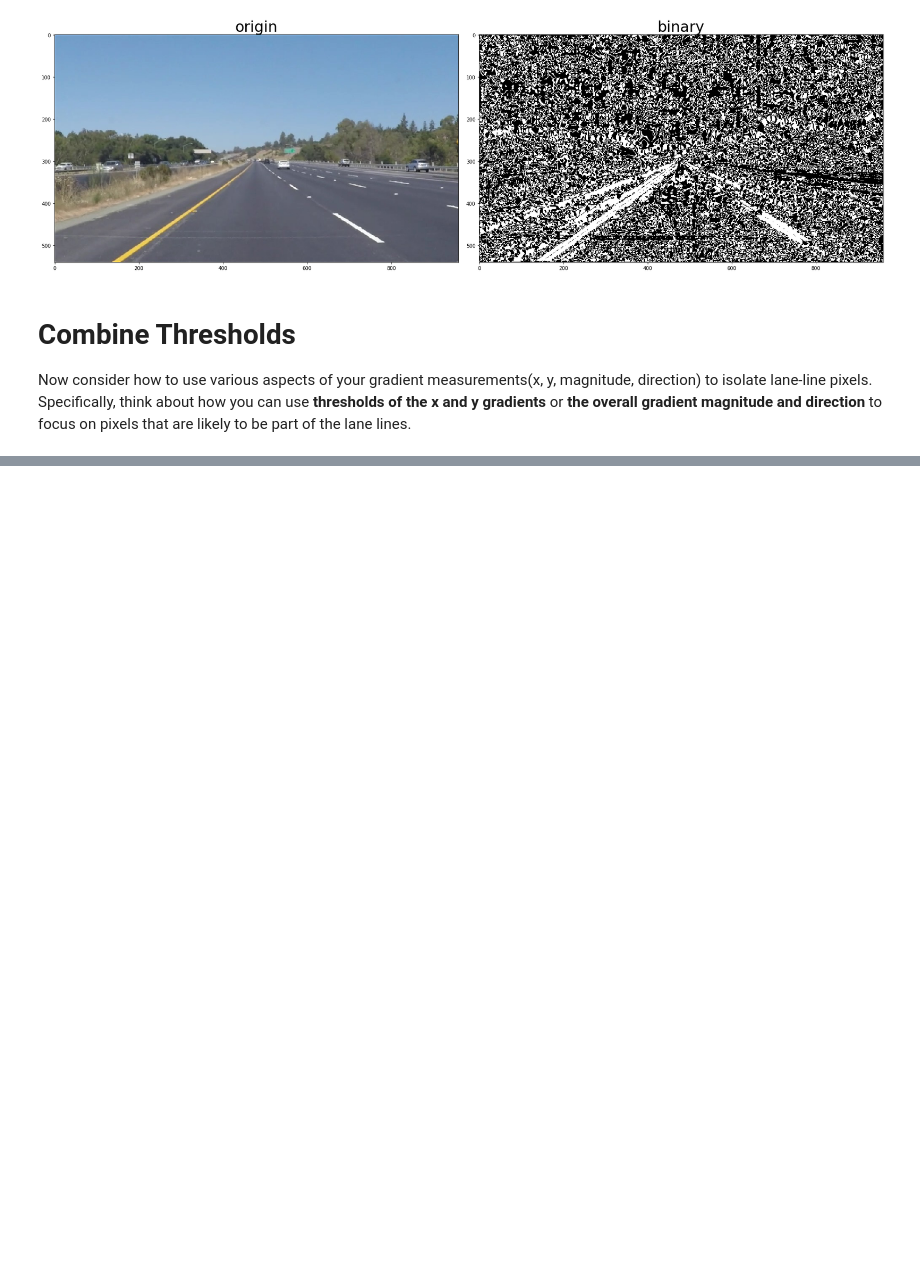
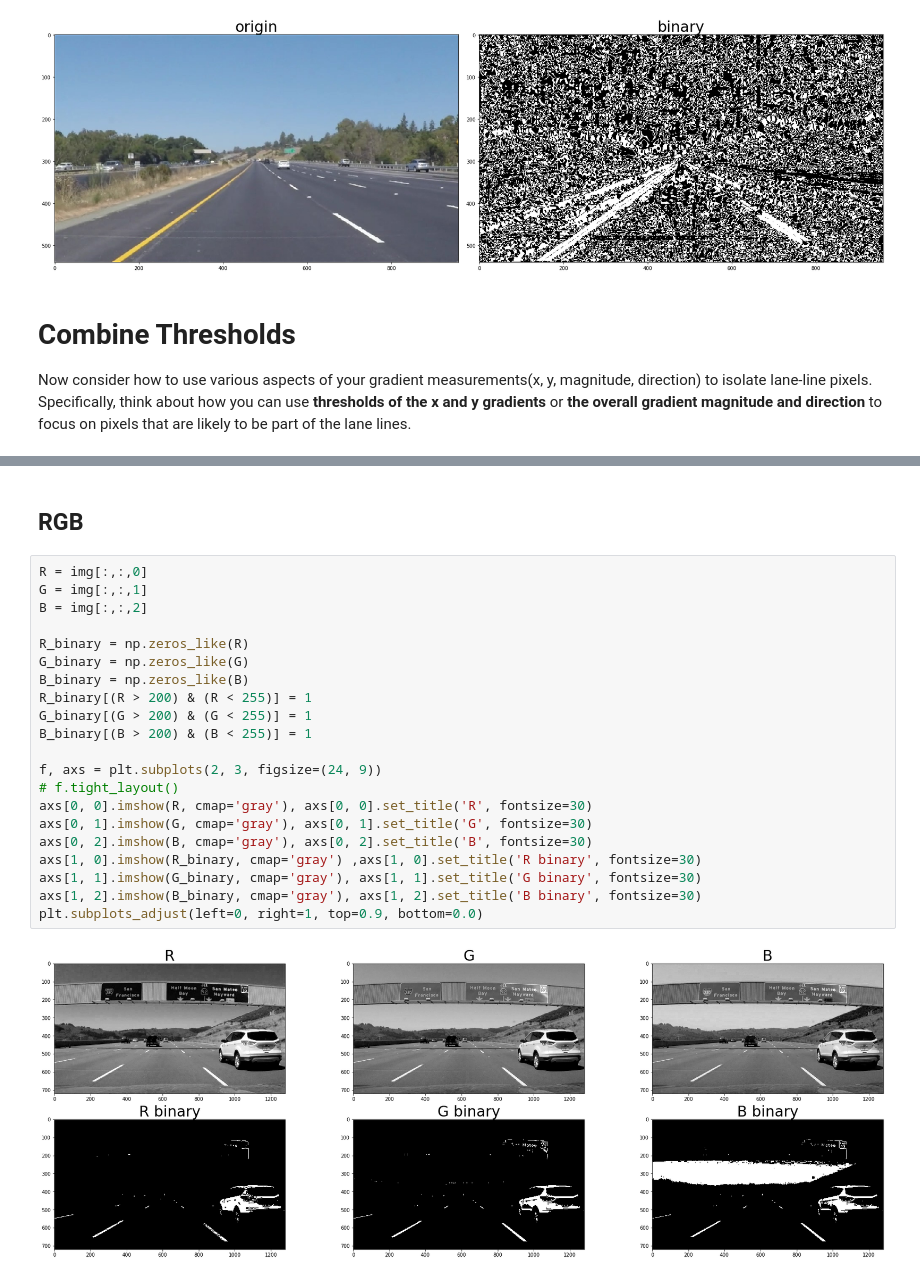
Before and after one commit to liferlisiqi/Advanced-Lane-Finding, a Jupyter notebook: Advanced-lane-lines.ipynb, the cells around one changed output, grey strips where cells are left out. Cells and saved outputs as stored; diff of their text form; blank space fills up the shorter version.

```diff
--- a/Advanced-lane-lines.ipynb
+++ b/Advanced-lane-lines.ipynb
@@ -204,0 +220,25 @@ plt.subplots_adjust(left=0, right=1, top=0.9, bottom=0.0)
+# %% [markdown]
+## RGB
+# %%
+R = img[:,:,0]
+G = img[:,:,1]
+B = img[:,:,2]
+
+R_binary = np.zeros_like(R)
+G_binary = np.zeros_like(G)
+B_binary = np.zeros_like(B)
+R_binary[(R > 200) & (R < 255)] = 1
+G_binary[(G > 200) & (G < 255)] = 1
+B_binary[(B > 200) & (B < 255)] = 1
+
+f, axs = plt.subplots(2, 3, figsize=(24, 9))
+# f.tight_layout()
+axs[0, 0].imshow(R, cmap='gray'), axs[0, 0].set_title('R', fontsize=30)
+axs[0, 1].imshow(G, cmap='gray'), axs[0, 1].set_title('G', fontsize=30)
+axs[0, 2].imshow(B, cmap='gray'), axs[0, 2].set_title('B', fontsize=30)
+axs[1, 0].imshow(R_binary, cmap='gray') ,axs[1, 0].set_title('R binary', fontsize=30)
+axs[1, 1].imshow(G_binary, cmap='gray'), axs[1, 1].set_title('G binary', fontsize=30)
+axs[1, 2].imshow(B_binary, cmap='gray'), axs[1, 2].set_title('B binary', fontsize=30)
+plt.subplots_adjust(left=0, right=1, top=0.9, bottom=0.0)
+# %% [output]
+[figure, added]
```
Also changed, not shown: parts of 7 cells of this notebook.
